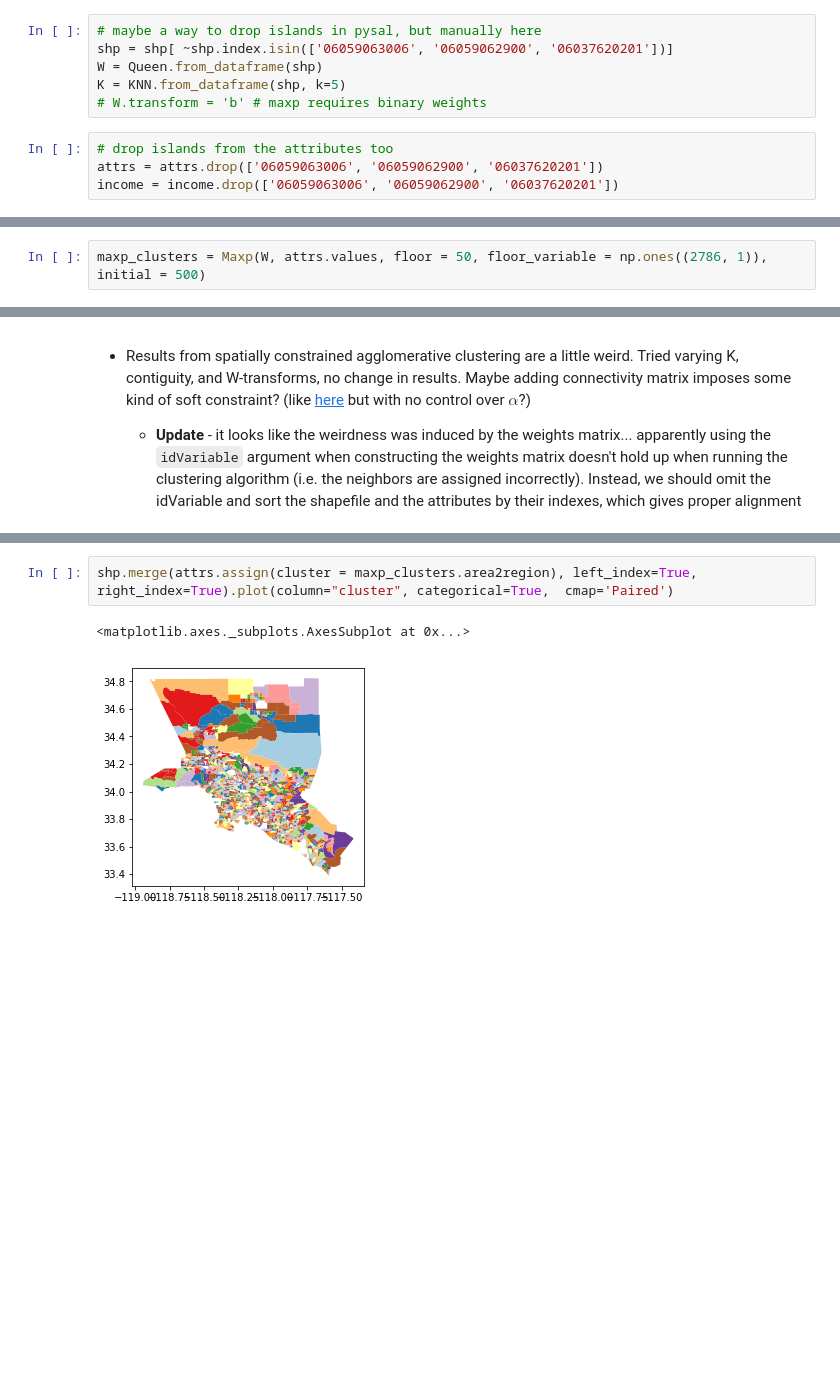
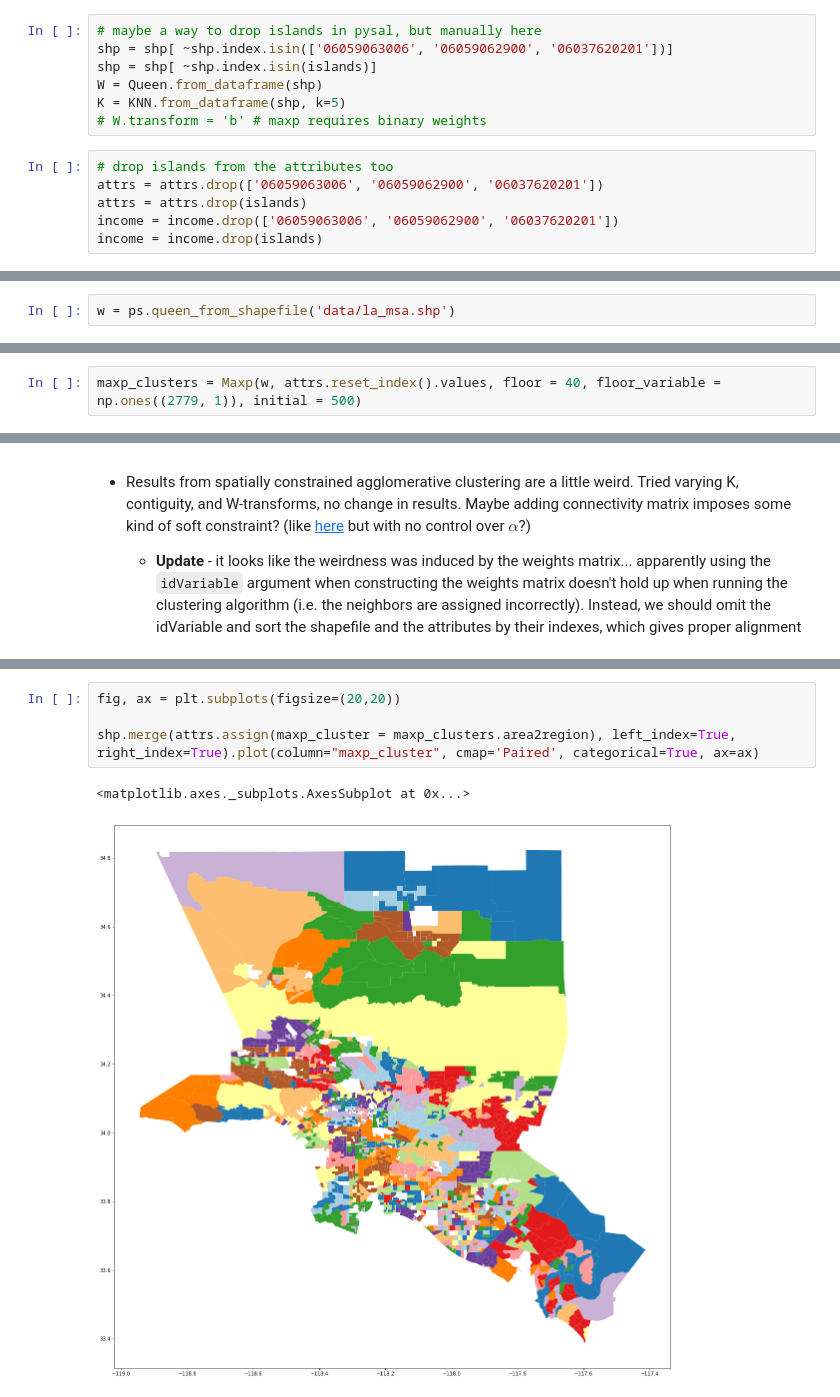
Before and after one commit to knaaptime/spatial-cluster-examples, a Jupyter notebook: Spatial and non-spatial clustering.ipynb, the cells around one changed output, grey strips where cells are left out. Saved outputs shown, nothing was run; the diff lists cells and outputs as text; blank space fills up the shorter version.

Commit message:
working examples from clusterpy

```diff
--- a/Spatial and non-spatial clustering.ipynb
+++ b/Spatial and non-spatial clustering.ipynb
@@ -72,13 +77,16 @@ W = Queen.from_dataframe(shp)
 # %%
 # maybe a way to drop islands in pysal, but manually here
 shp = shp[ ~shp.index.isin(['06059063006', '06059062900', '06037620201'])]
+shp = shp[ ~shp.index.isin(islands)]
 W = Queen.from_dataframe(shp)
 K = KNN.from_dataframe(shp, k=5)
 # W.transform = 'b' # maxp requires binary weights
 # %%
 # drop islands from the attributes too
 attrs = attrs.drop(['06059063006', '06059062900', '06037620201'])
+attrs = attrs.drop(islands)
 income = income.drop(['06059063006', '06059062900', '06037620201'])
+income = income.drop(islands)
 # %%
 income.head()
 income.sort_index(inplace=True)
@@ -105,3 +113,5 @@ shp.to_file('data/la_msa.shp')
+# %%
+w = ps.queen_from_shapefile('data/la_msa.shp')
 # %% [markdown]
 ## Kmeans and Hierarchical (non-spatial)
 # %%
@@ -130,4 +140,4 @@ shp.merge(attrs.assign(cluster = kmeans.labels_), left_index=True, right_index=T
 # %% [markdown]
 ## Max-p
 # %%
-maxp_clusters = Maxp(W, attrs.values, floor = 50, floor_variable = np.ones((2786, 1)), initial = 500)
+maxp_clusters = Maxp(w, attrs.reset_index().values, floor = 40, floor_variable = np.ones((2779, 1)), initial = 500)
@@ -187,6 +195,8 @@ maxp_clusters.area2region
  ...}
 # %%
-shp.merge(attrs.assign(cluster = maxp_clusters.area2region), left_index=True, right_index=True).plot(column="cluster", categorical=True,  cmap='Paired')
+fig, ax = plt.subplots(figsize=(20,20))
+
+shp.merge(attrs.assign(maxp_cluster = maxp_clusters.area2region), left_index=True, right_index=True).plot(column="maxp_cluster", cmap='Paired', categorical=True, ax=ax)
 # %% [output]
 <matplotlib.axes._subplots.AxesSubplot at 0x...>
-[figure, old version]
+[figure, new version]
```
Also changed, not shown: parts of 12 cells of this notebook, 5 other files.
